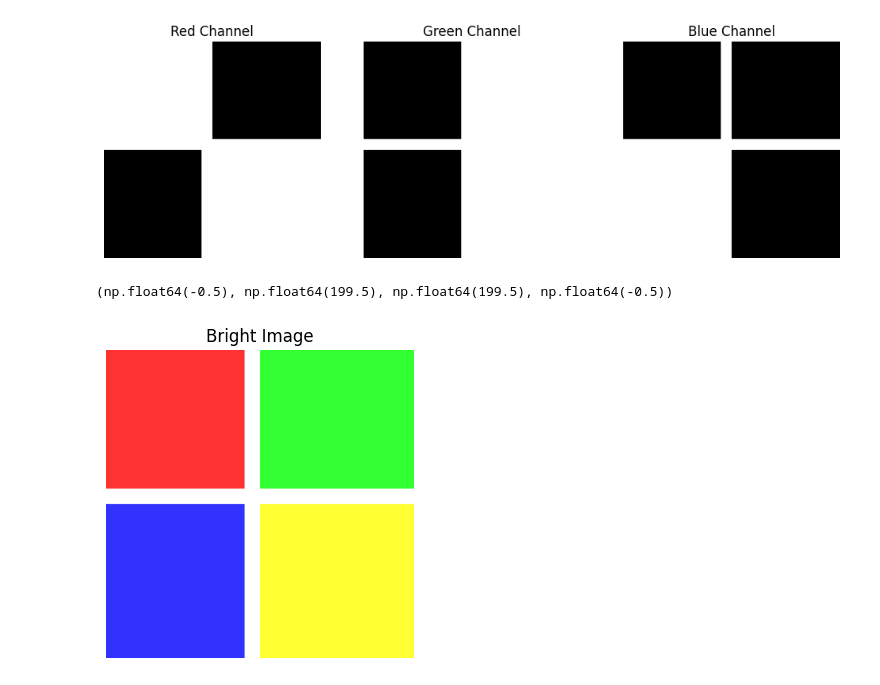
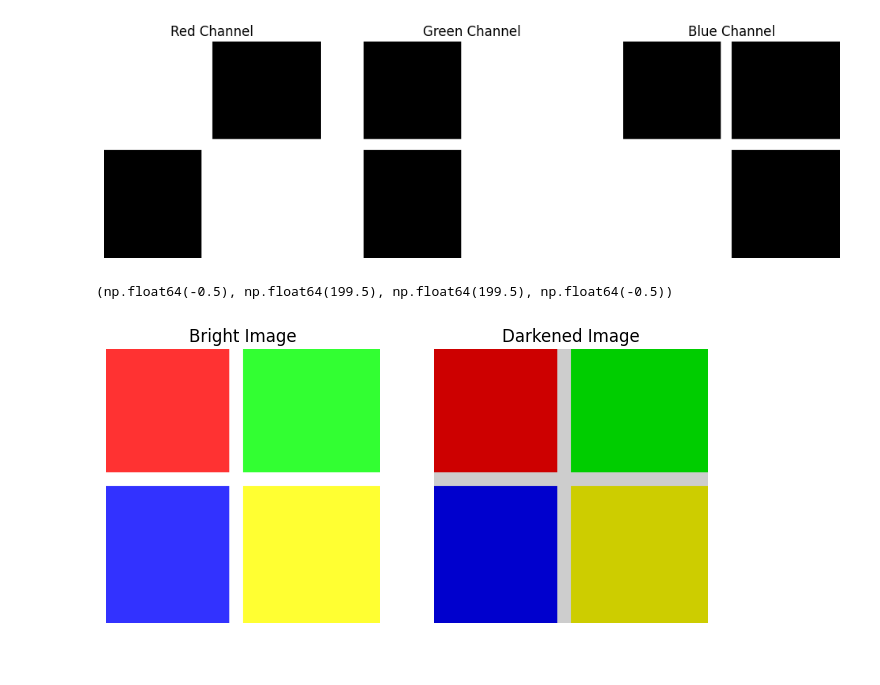
Before and after one commit to manasir747/Image-Pixel-Manipulator, a Jupyter notebook: Image_Pixel_Manipulator.ipynb, the cells around one changed output. Cells and saved outputs as stored; diff of their text form; code cells hidden in the pictures.

Commit message:
Implemented Darkened Image

```diff
--- a/Image_Pixel_Manipulator.ipynb
+++ b/Image_Pixel_Manipulator.ipynb
@@ -68,12 +68,19 @@ plt.show()
 # %%
 img_float = img.astype(np.float32)
 
 bright_img = np.clip(img_float + 50, 0, 255).astype(np.uint8)
+dark_img = np.clip(img_float - 50, 0, 255).astype(np.uint8)
+plt.figure(figsize=(12,4))
 
-plt.figure(figsize=(12,4))
+plt.subplot(1,3,1)
 plt.imshow(bright_img)
 plt.title("Bright Image")
 plt.axis("Off")
+
+plt.subplot(1,3,2)
+plt.imshow(dark_img)
+plt.title("Darkened Image")
+plt.axis("Off")
 # %% [output]
 (np.float64(-0.5), np.float64(199.5), np.float64(199.5), np.float64(-0.5))
-[figure, old version]
+[figure, new version]
```
